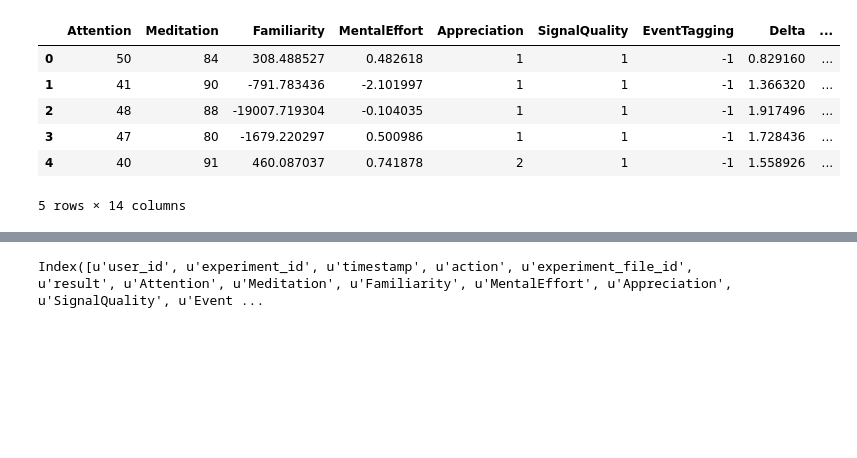
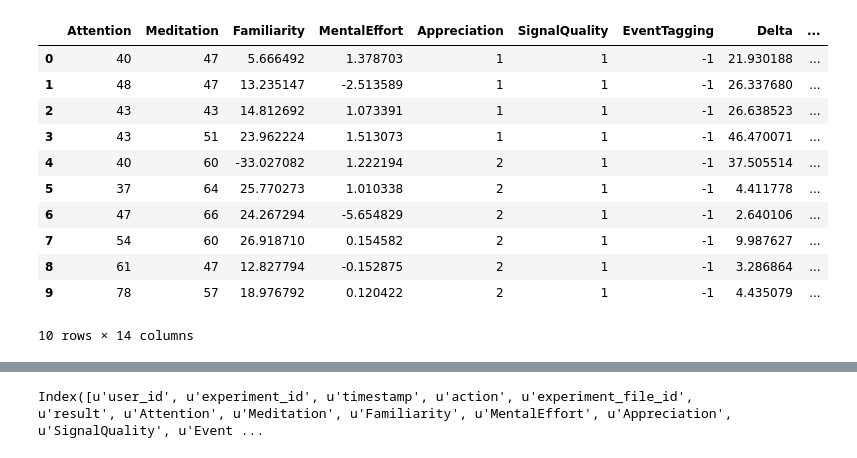
Before and after one commit to jannah/Mind-Heart-Reader, a Jupyter notebook: test_notebooks/Processing_Mindwave_Raw_to_DB.ipynb, the cells around one changed output, grey strips where cells are left out. Cells and saved outputs as stored; diff of their text form; code cells hidden in the pictures; blank space fills up the shorter version.

```diff
--- a/test_notebooks/Processing_Mindwave_Raw_to_DB.ipynb
+++ b/test_notebooks/Processing_Mindwave_Raw_to_DB.ipynb
@@ -21,8 +21,8 @@ from sklearn.metrics import *
 from sklearn import metrics, preprocessing
 from sklearn import svm, naive_bayes, neighbors, tree
 # %%
-input_file=pd.read_csv("C:\Users\Divyakumar\Documents\GitHub\Mind-Heart-Reader\sensor_data\HMJ2\Results-HMJ2-18-Oct-2014-14-52-53.csv",index_col=False)
-start_timestamp="18-Oct-2014 14:52:53" # Put the date in the right format
+input_file=pd.read_csv("C:\Users\Divyakumar\Documents\GitHub\Mind-Heart-Reader\sensor_data\Eman\Results-Eman-19-Oct-2014-01-32-55.csv",index_col=False)
+start_timestamp="19-Oct-2014-01:32:55" # Put the date in the right format
 total_experiment_time_seconds = len(input_file)
 input_file.head()
 # %% [output]
@@ -43,13 +43,18 @@ Length: 598, Freq: S, Timezone: None
 # %%
 input_file['EndDateTime']=pd.to_datetime(pd.Timestamp(start_timestamp))
 input_file['RefDateTime']=pd.to_datetime(rng)
-input_file.head(5)
+input_file.head(10)
 # %% [output]
 |  | Attention | Meditation | Familiarity | MentalEffort | Appreciation | SignalQuality | EventTagging | Delta | ... |
-| 0 | 50 | 84 | 308.488527 | 0.482618 | 1 | 1 | -1 | 0.829160 | ... |
-| 1 | 41 | 90 | -791.783436 | -2.101997 | 1 | 1 | -1 | 1.366320 | ... |
-| 2 | 48 | 88 | -19007.719304 | -0.104035 | 1 | 1 | -1 | 1.917496 | ... |
-| 3 | 47 | 80 | -1679.220297 | 0.500986 | 1 | 1 | -1 | 1.728436 | ... |
-| 4 | 40 | 91 | 460.087037 | 0.741878 | 2 | 1 | -1 | 1.558926 | ... |
+| 0 | 40 | 47 | 5.666492 | 1.378703 | 1 | 1 | -1 | 21.930188 | ... |
+| 1 | 48 | 47 | 13.235147 | -2.513589 | 1 | 1 | -1 | 26.337680 | ... |
+| 2 | 43 | 43 | 14.812692 | 1.073391 | 1 | 1 | -1 | 26.638523 | ... |
+| 3 | 43 | 51 | 23.962224 | 1.513073 | 1 | 1 | -1 | 46.470071 | ... |
+| 4 | 40 | 60 | -33.027082 | 1.222194 | 2 | 1 | -1 | 37.505514 | ... |
+| 5 | 37 | 64 | 25.770273 | 1.010338 | 2 | 1 | -1 | 4.411778 | ... |
+| 6 | 47 | 66 | 24.267294 | -5.654829 | 2 | 1 | -1 | 2.640106 | ... |
+| 7 | 54 | 60 | 26.918710 | 0.154582 | 2 | 1 | -1 | 9.987627 | ... |
+| 8 | 61 | 47 | 12.827794 | -0.152875 | 2 | 1 | -1 | 3.286864 | ... |
+| 9 | 78 | 57 | 18.976792 | 0.120422 | 2 | 1 | -1 | 4.435079 | ... |
-5 rows × 14 columns
+10 rows × 14 columns
 # %%
```
Also changed, not shown: parts of 15 cells of this notebook, 4 other files.
